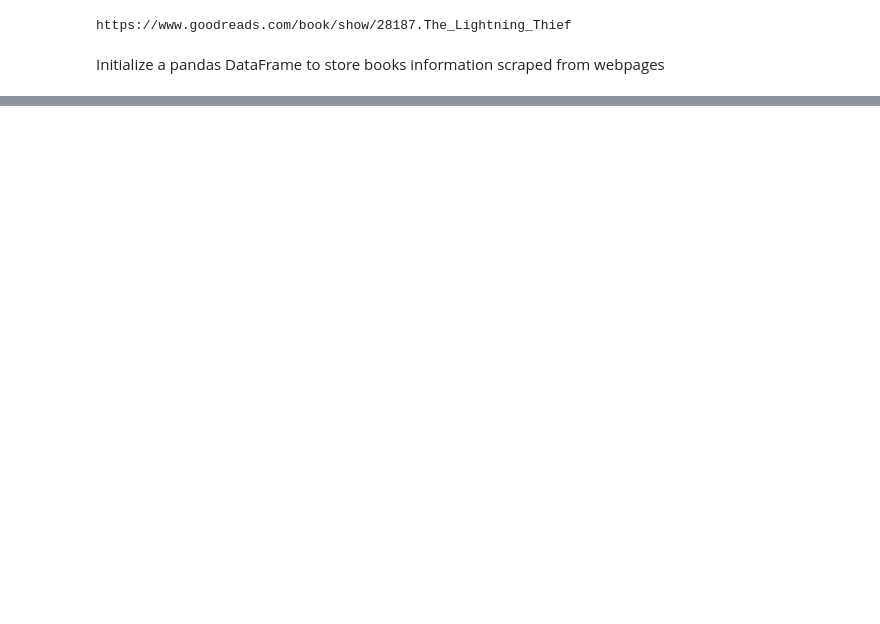
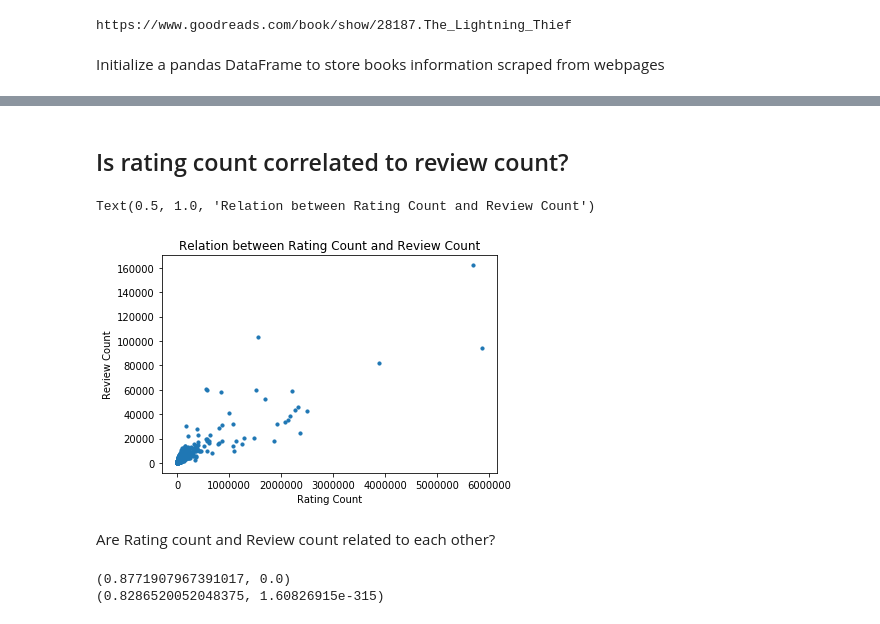
Before and after one commit to haolin-ds/GoodReadsBooksAnalysis, a Jupyter notebook: middle_grade_books_analysis.ipynb, the cells around one changed output, grey strips where cells are left out. Saved outputs shown, nothing was run; the diff lists cells and outputs as text; code cells hidden in the pictures; blank space fills up the shorter version.

```diff
--- a/middle_grade_books_analysis.ipynb
+++ b/middle_grade_books_analysis.ipynb
@@ -149,0 +295,26 @@ Index: []
+# %% [markdown]
+## Is rating count correlated to review count?
+# %%
+plt.scatter(books_df["Rating_cnt"], books_df["Review_cnt"], s= 10)
+plt.xlabel("Rating Count")
+plt.ylabel("Review Count")
+plt.title("Relation between Rating Count and Review Count")
+
+#Remove the outlier
+#plt.xlim(0, 2500000)
+#plt.ylim(0, 70000)
+# %% [output]
+Text(0.5, 1.0, 'Relation between Rating Count and Review Count')
+[figure, added]
+# %% [markdown]
+Are Rating count and Review count related to each other?
+# %%
+from scipy.stats.stats import pearsonr
+print(pearsonr(books_df["Rating_cnt"], books_df["Review_cnt"]))
+
+#Remove the "outlier"
+data = books_df.loc[books_df["Rating_cnt"] < 5000000]
+print(pearsonr(data["Rating_cnt"], data["Review_cnt"]))
+# %% [output]
+(0.8771907967391017, 0.0)
+(0.8286520052048375, 1.60826915e-315)
```
Also changed, not shown: parts of 53 cells of this notebook, 1 other file.
